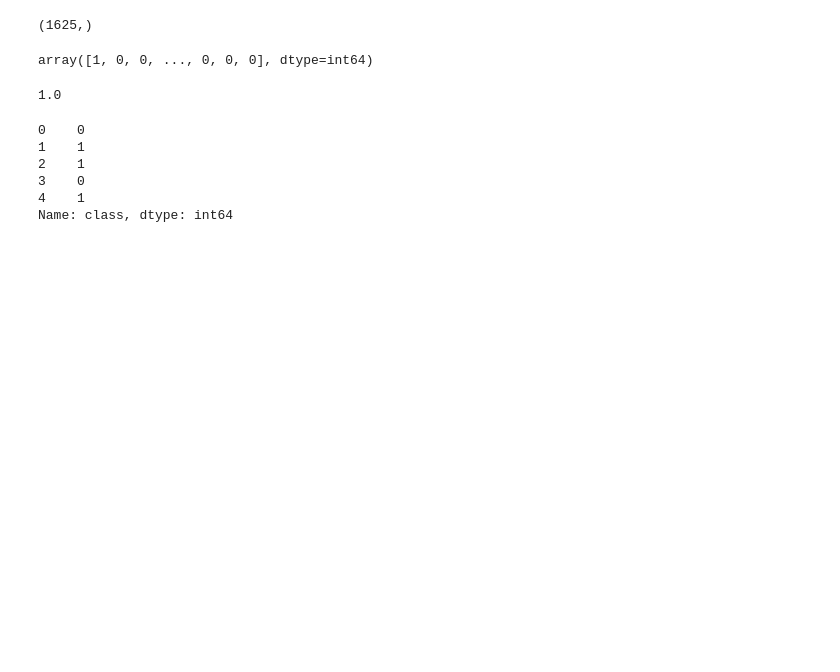
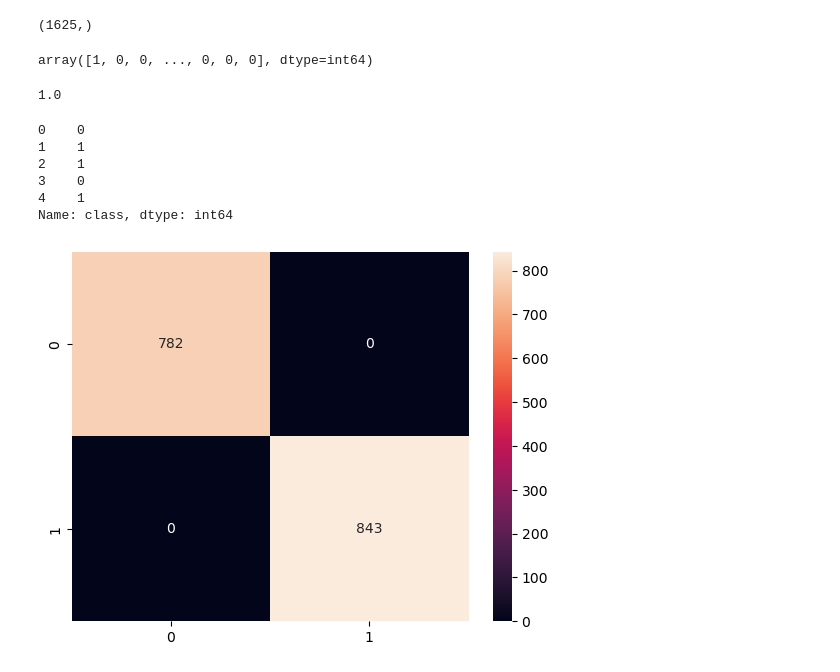
Before and after one commit to praju-1/Machine_Learning, a Jupyter notebook: Supervised_learning/Classification/Adaboosting_get_dummies_mushroom.ipynb, the cells around one changed output. Drawn from its saved outputs; the diff is of its cells as text; code cells hidden in the pictures; blank space fills up the shorter version.

Commit message:
Added confusion matrix

```diff
--- a/Supervised_learning/Classification/Adaboosting_get_dummies_mushroom.ipynb
+++ b/Supervised_learning/Classification/Adaboosting_get_dummies_mushroom.ipynb
@@ -164,3 +174,10 @@ y.head()
 3    0
 4    1
 Name: class, dtype: int64
+# %%
+cm =confusion_matrix(y_test, y_pred)
+# %%
+sns.heatmap(cm, annot=True, fmt='d')
+plt.show()
+# %% [output]
+[figure, added]
```
Also changed, not shown: parts of 5 cells of this notebook.
